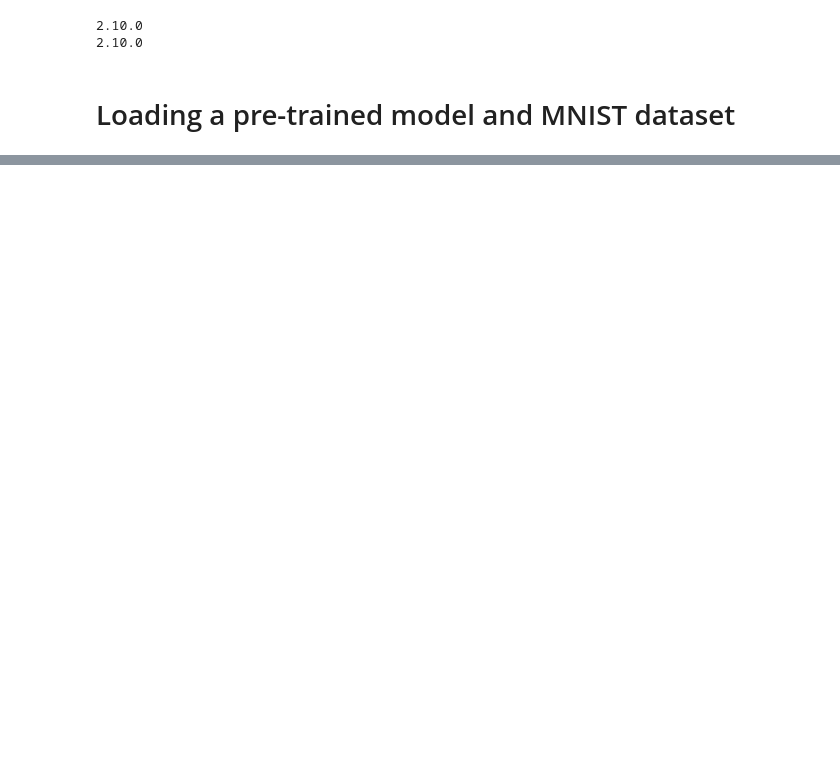
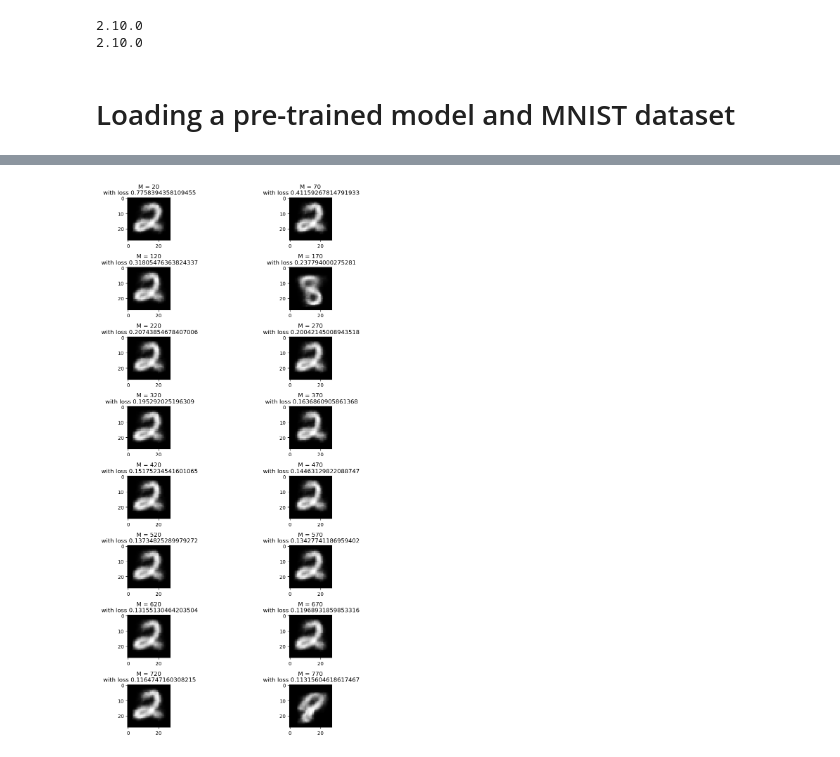
Before and after one commit to RenatoGallicola/Compressed-Sensing-using-Generative-Models, a Jupyter notebook: Compressed_sensing_with_generative_nn.ipynb, the cells around one changed output, grey strips where cells are left out. Drawn from its saved outputs; the diff is of its cells as text; code cells hidden in the pictures; blank space fills up the shorter version.

```diff
--- a/Compressed_sensing_with_generative_nn.ipynb
+++ b/Compressed_sensing_with_generative_nn.ipynb
@@ -37,21 +41,17 @@ print(training.shape)
 # %%
+# Ensure model layers are not trainable
 G.trainable = True
 
 for layer in G.layers:
     layer.trainable = False
 
-# Generating the training y
-
-M = 20
-N = 784
-k = 32
-index = 5
-
+# Generating the measurement matrix A
 A = tf.constant(np.random.randn(M,N)* 1/M , shape=(M,N), dtype = tf.float32)
-x_original = tf.constant(training[index,:] , shape = (1,N), dtype = tf.float32)
 print(f'The shape of A is: {A.shape}')
+# Generating the original image x_original
+x_original = tf.constant(training_x[index,:,:].reshape(-1) , shape = (1,N), dtype = tf.float32)
 print(f'The shape of x is: {x_original.shape}')
-plt.imshow(x_original.numpy().reshape(28,28) , cmap='gray')
-y = x_original @ tf.transpose(A) + tf.random.normal((1,M)) * 0.01
+# Generating y
+y = x_original @ tf.transpose(A) + tf.random.normal((1,M)) * eta
 print(f'The shape of y is: {y.shape}')
 # %% [output]
@@ -121,0 +125,10 @@ axis[1].imshow(training_x[index,:,:], cmap='gray')
+# %%
+losses = []
+reconstructions = []
+for M in range(20 , 784 , 50):
+    A = tf.constant(np.random.randn(M,N)* 1/M , shape=(M,N), dtype = tf.float32)
+    y = x_original @ tf.transpose(A) + tf.random.normal((1,M)) * eta
+    best_loss , z = train(200 , 1 , 20 , A , y)
+    print(f'For M = {M} , the best loss is {best_loss}')
+    losses.append(best_loss)
+    reconstructions.append(G(z)[0,:,:,0])
@@ -121,0 +153,9 @@ axis[1].imshow(training_x[index,:,:], cmap='gray')
+# %%
+fig, axis = plt.subplots(8,2 , figsize = (12,16))
+axis = axis.reshape((-1))
+for i in range(len(reconstructions)):
+    axis[i].imshow(reconstructions[i], cmap='gray')
+    axis[i].set_title(f'M = {20 + i*50}\n with loss {losses[i]/784}')
+fig.tight_layout()
+# %% [output]
+[figure, added]
```
Also changed, not shown: parts of 12 cells of this notebook.
